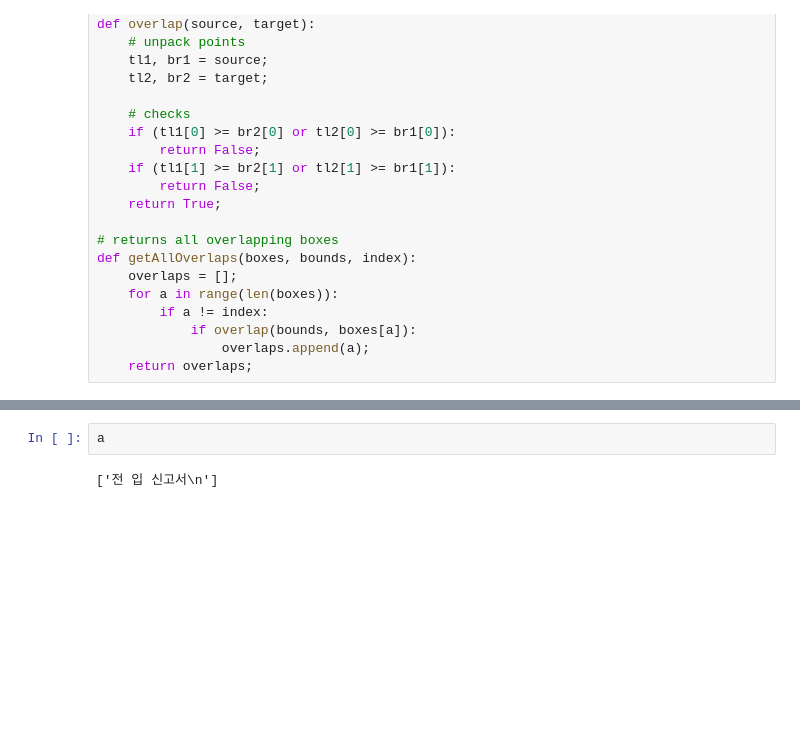
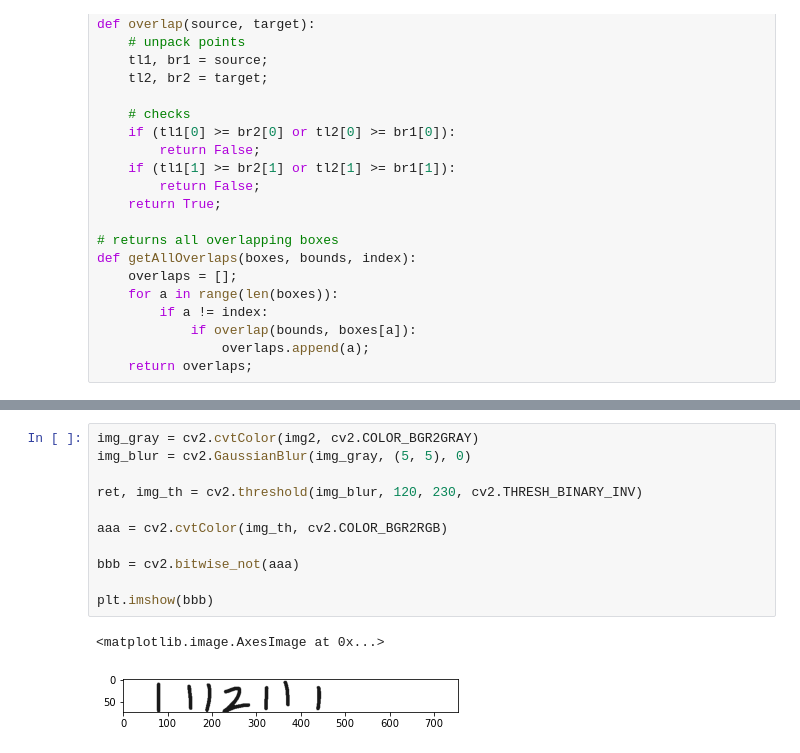
Before and after one commit to RockhoRockho/FG_Vision, a Jupyter notebook: vision.ipynb, the cells around one changed output, grey strips where cells are left out. Cells and saved outputs as stored; diff of their text form; blank space fills up the shorter version.

```diff
--- a/vision.ipynb
+++ b/vision.ipynb
@@ -502,4 +348,14 @@ if __name__ == '__main__':
-# %%
-a
-# %% [output]
-['전 입 신고서\n']
+# %%
+img_gray = cv2.cvtColor(img2, cv2.COLOR_BGR2GRAY)
+img_blur = cv2.GaussianBlur(img_gray, (5, 5), 0)
+
+ret, img_th = cv2.threshold(img_blur, 120, 230, cv2.THRESH_BINARY_INV)
+
+aaa = cv2.cvtColor(img_th, cv2.COLOR_BGR2RGB)
+
+bbb = cv2.bitwise_not(aaa)
+
+plt.imshow(bbb)
+# %% [output]
+<matplotlib.image.AxesImage at 0x...>
+[figure, added]
```
Also changed, not shown: parts of 10 cells of this notebook, 3 other files.
